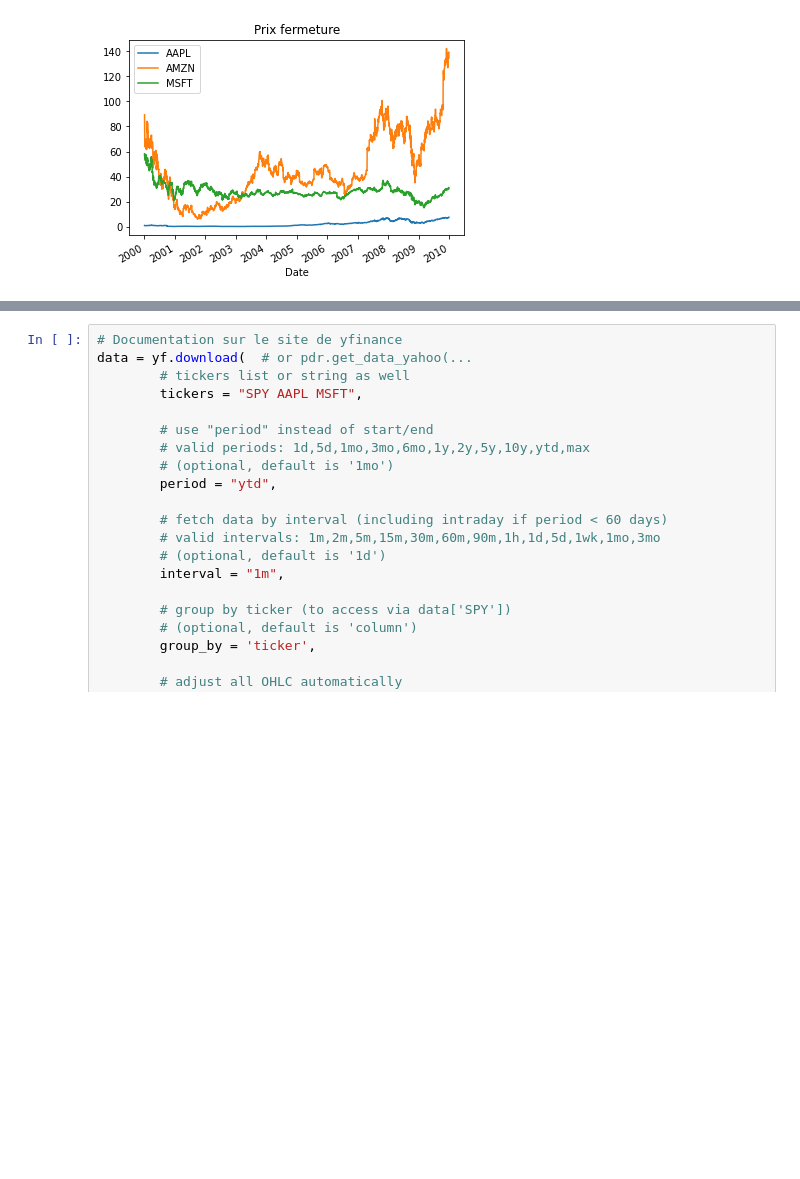
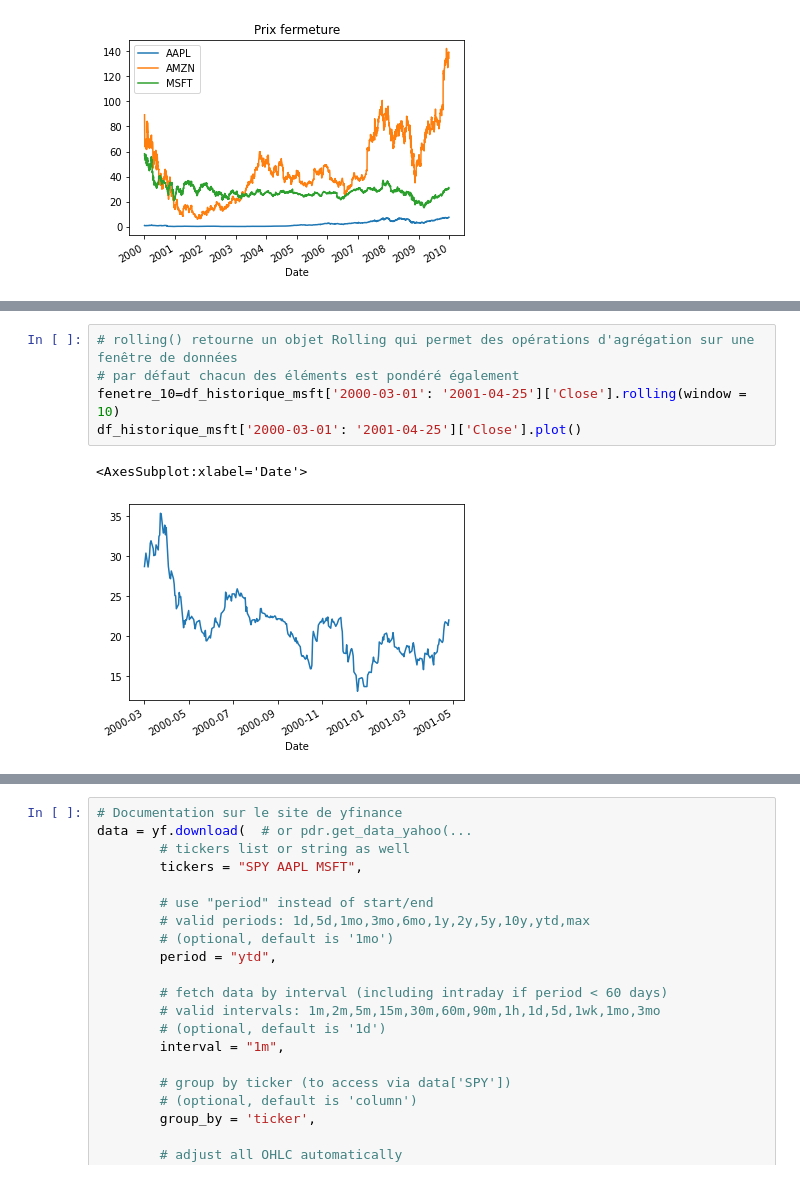
Before and after one commit to RobertGodin/CodePython, a Jupyter notebook: Notebooks/ExemplesYfinance.ipynb, the cells around one changed output, grey strips where cells are left out. Saved outputs shown, nothing was run; the diff lists cells and outputs as text; blank space fills up the shorter version.

```diff
--- a/Notebooks/ExemplesYfinance.ipynb
+++ b/Notebooks/ExemplesYfinance.ipynb
@@ -283,0 +331,8 @@ plt.show()
+# %%
+# rolling() retourne un objet Rolling qui permet des opérations d'agrégation sur une fenêtre de données
+# par défaut chacun des éléments est pondéré également
+fenetre_10=df_historique_msft['2000-03-01': '2001-04-25']['Close'].rolling(window = 10)
+df_historique_msft['2000-03-01': '2001-04-25']['Close'].plot()
+# %% [output]
+<AxesSubplot:xlabel='Date'>
+[figure, added]
```
Also changed, not shown: parts of 27 cells of this notebook, 5 other files.
